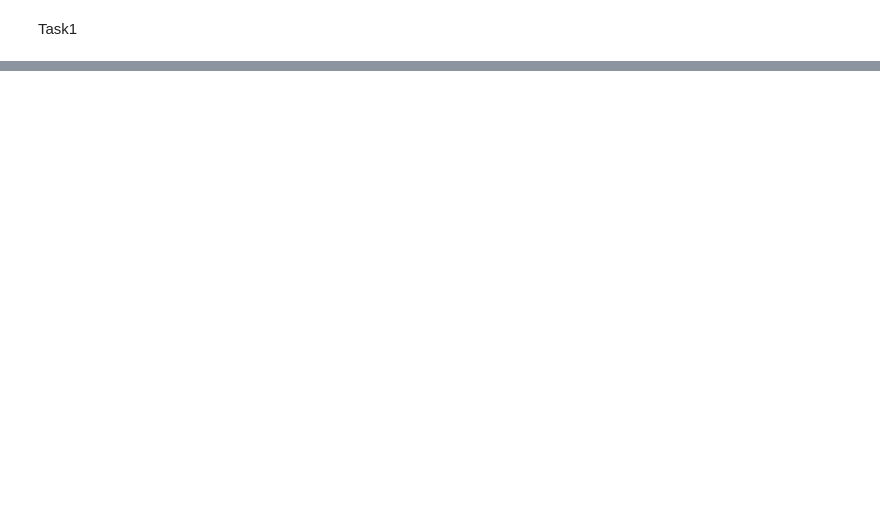
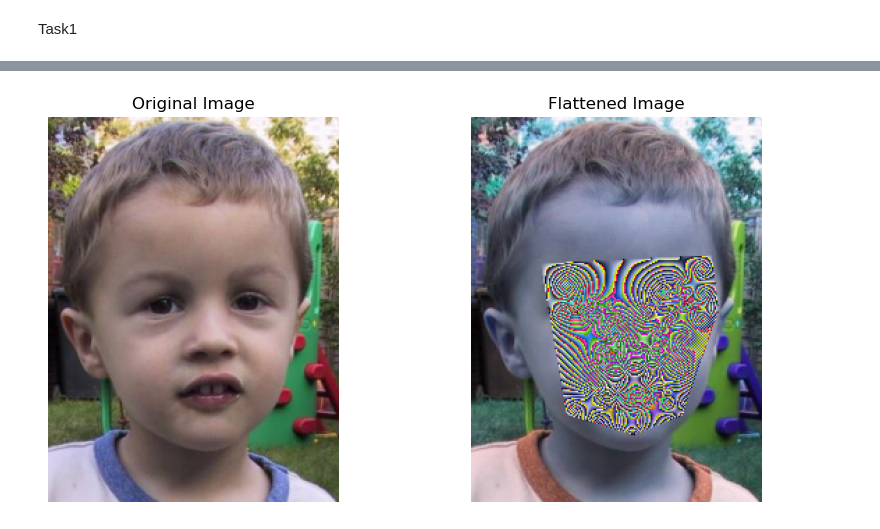
Before and after one commit to derkder/CGVI_CourseWork, a Jupyter notebook: ImageProcessing/Project/Main.ipynb, the cells around one changed output, grey strips where cells are left out. Saved outputs shown, nothing was run; the diff lists cells and outputs as text; code cells hidden in the pictures; blank space fills up the shorter version.

```diff
--- a/ImageProcessing/Project/Main.ipynb
+++ b/ImageProcessing/Project/Main.ipynb
@@ -262,0 +395,78 @@ plt.show()
+# %%
+# 读取图像
+border_img = cv2.imread("InputImgs//qwe.png")
+gray_img = cv2.cvtColor(border_img, cv2.COLOR_BGR2GRAY)
+
+# TODO: 这里需要一个方法来手动选择区域并创建掩膜
+# 例如，可以使用图像编辑软件手动创建掩膜并保存为一个文件，然后读取这个文件
+mask = polygon2mask((image_height, image_width), polygon)
+
+# 使用 Canny 算法检测边缘
+edge_img = cv2.Canny(gray_img, 100, 200)
+
+# 高通滤波器
+H = np.array([[0, -1, 0], [-1, 4, -1], [0, -1, 0]])
+grad_img = cv2.filter2D(border_img, -1, H)
+
+# 获取图像尺寸
+m, n, _ = border_img.shape
+
+# 初始化变量
+num_pixels = np.sum(mask)
+I, J = np.nonzero(mask)
+index_matr = np.zeros_like(mask, dtype=int)
+
+for count, (i, j) in enumerate(zip(I, J)):
+    index_matr[i, j] = count
+
+# 创建稀疏矩阵和 B 数组
+Coeff_matr = lil_matrix((num_pixels, num_pixels))
+B = np.zeros((num_pixels, 3))
+
+for i in range(1, m - 1):
+    for j in range(1, n - 1):
+        if mask[i, j]:
+            idx = index_matr[i, j]
+            Coeff_matr[idx, idx] = 4
+            for delta in [-1, 1]:
+                # 检查并处理水平邻居
+                if mask[i, j + delta]:
+                    Coeff_matr[idx, index_matr[i, j + delta]] = -1
+                else:
+                    B[idx] += border_img[i, j + delta]
+
+                # 检查并处理垂直邻居
+                if mask[i + delta, j]:
+                    Coeff_matr[idx, index_matr[i + delta, j]] = -1
+                else:
+                    B[idx] += border_img[i + delta, j]
+
+            if edge_img[i, j]:
+                B[idx] += grad_img[i, j]
+            else:
+                for delta in [-1, 1]:
+                    if edge_img[i + delta, j] or edge_img[i, j + delta]:
+                        B[idx] += border_img[i, j] - border_img[i + delta, j]
+
+# 解线性方程组
+solns = spsolve(Coeff_matr.tocsr(), B)
+
+# 应用解到图像上
+final_img = np.copy(border_img)
+for k in range(num_pixels):
+    i, j = I[k], J[k]
+    final_img[i, j] = solns[k]
+
+# 展示原始图像和平坦化后的图像
+fig, axes = plt.subplots(1, 2, figsize=(10, 5))
+axes[0].imshow(image)
+axes[0].set_title('Original Image')
+axes[0].axis('off')
+
+axes[1].imshow(final_img)
+axes[1].set_title('Flattened Image')
+axes[1].axis('off')
+
+plt.show()
+# %% [output]
+[figure, added]
```
Also changed, not shown: parts of 9 cells of this notebook, 15 other files.
